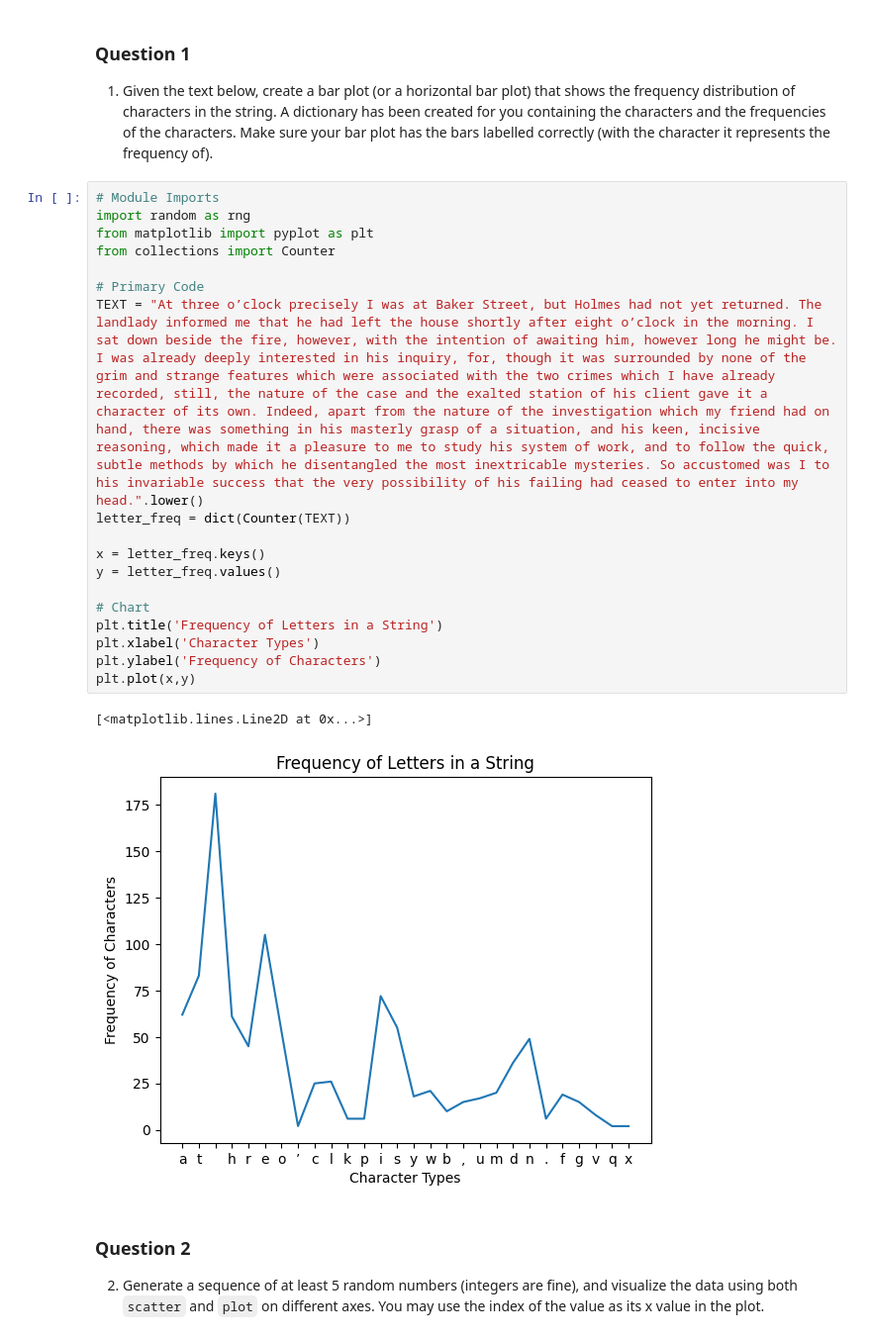
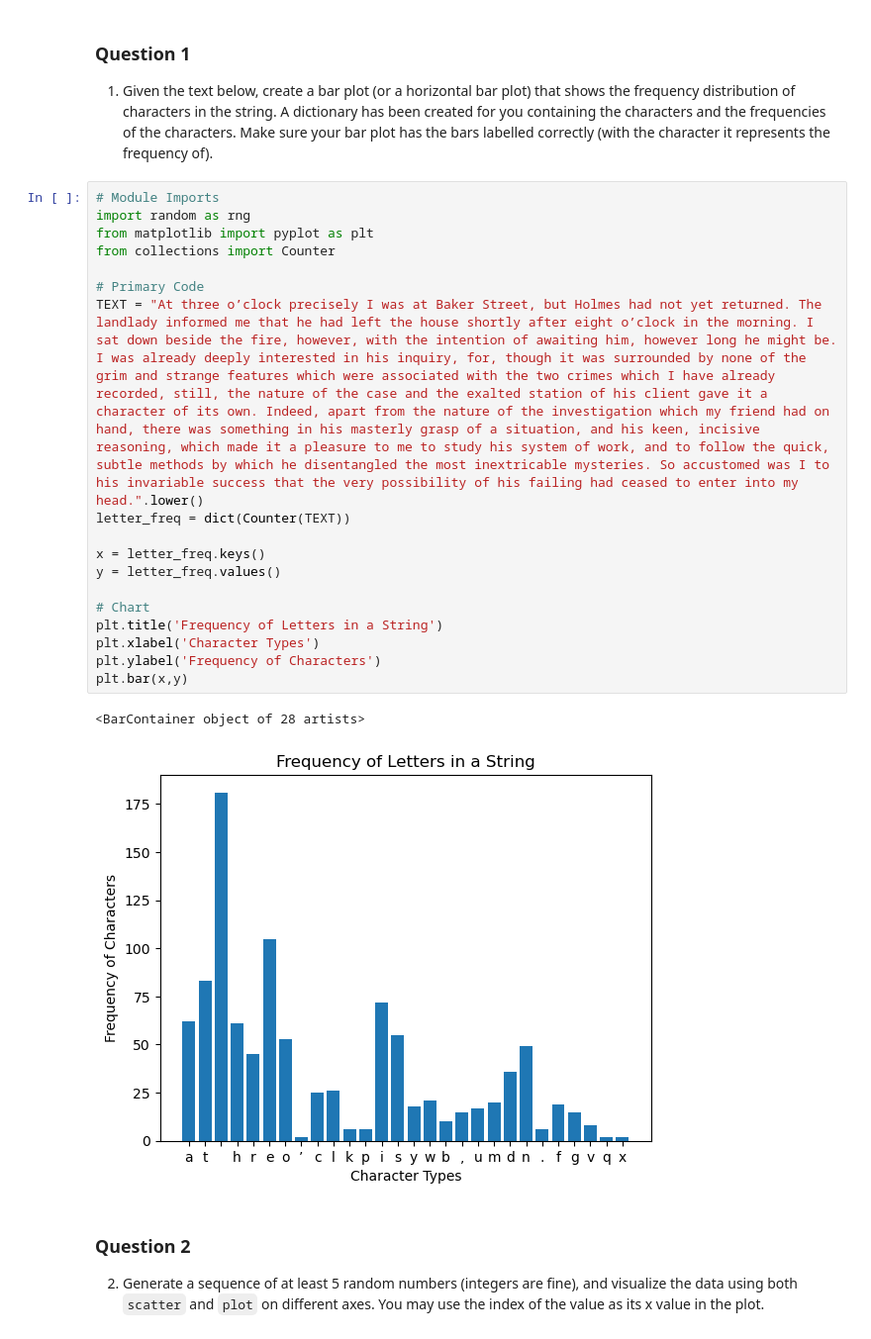
Before and after one commit to MichaelPogue/Northwest-Missouri-State-University, a Jupyter notebook: Web Mining and Applied NLP (44-620)/Module 3/pyplot.ipynb, the cells around one changed output. Shown at 99% size. Drawn from its saved outputs; the diff is of its cells as text.

```diff
--- a/Web Mining and Applied NLP (44-620)/Module 3/pyplot.ipynb
+++ b/Web Mining and Applied NLP (44-620)/Module 3/pyplot.ipynb
@@ -21,24 +21,24 @@ Make sure your bar plot has the bars labelled correctly (with the character it r
 # %%
 # Module Imports
 import random as rng
 from matplotlib import pyplot as plt
 from collections import Counter
 
 # Primary Code
 TEXT = "At three o’clock precisely I was at Baker Street, but Holmes had not yet returned. The landlady informed me that he had left the house shortly after eight o’clock in the morning. I sat down beside the fire, however, with the intention of awaiting him, however long he might be. I was already deeply interested in his inquiry, for, though it was surrounded by none of the grim and strange features which were associated with the two crimes which I have already recorded, still, the nature of the case and the exalted station of his client gave it a character of its own. Indeed, apart from the nature of the investigation which my friend had on hand, there was something in his masterly grasp of a situation, and his keen, incisive reasoning, which made it a pleasure to me to study his system of work, and to follow the quick, subtle methods by which he disentangled the most inextricable mysteries. So accustomed was I to his invariable success that the very possibility of his failing had ceased to enter into my head.".lower()
 letter_freq = dict(Counter(TEXT))
 
 x = letter_freq.keys()
 y = letter_freq.values()
 
 # Chart
 plt.title('Frequency of Letters in a String')
 plt.xlabel('Character Types')
 plt.ylabel('Frequency of Characters')
-plt.plot(x,y)
+plt.bar(x,y)
 # %% [output]
-[<matplotlib.lines.Line2D at 0x...>]
+<BarContainer object of 28 artists>
-[figure, old version]
+[figure, new version]
 # %% [markdown]
 ### Question 2
 
```
Also changed, not shown: parts of 1 cell of this notebook.
